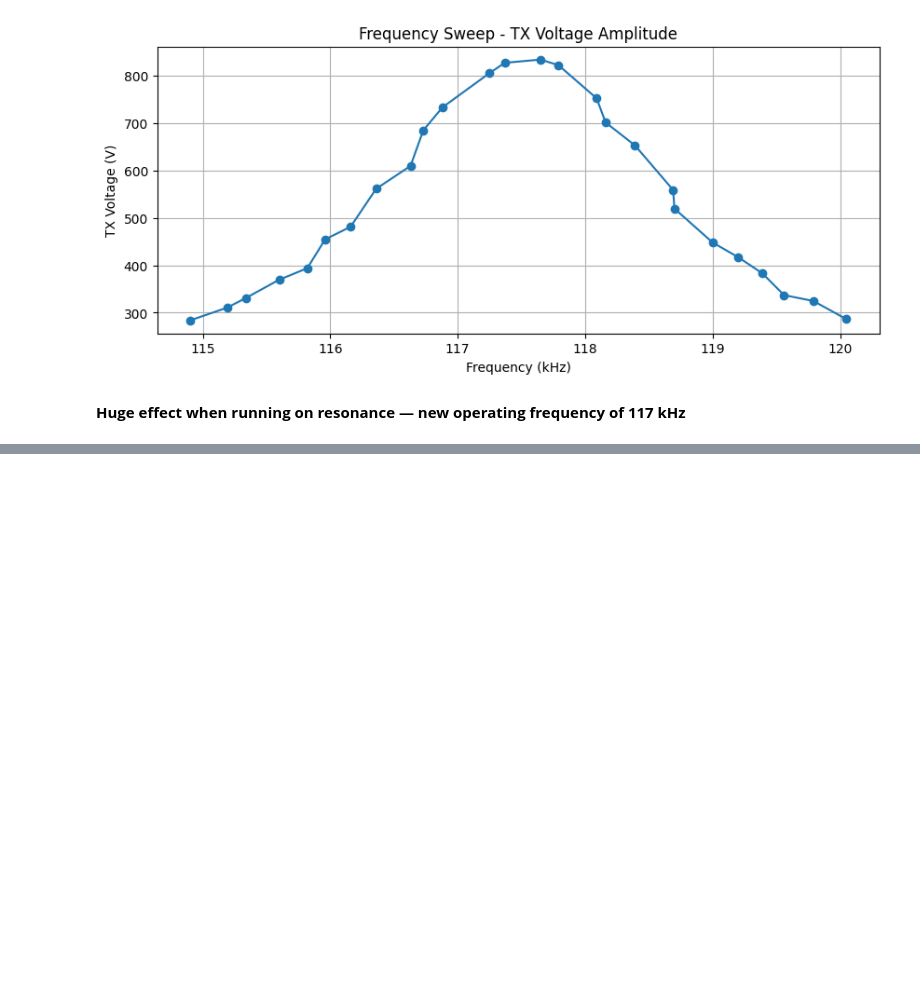
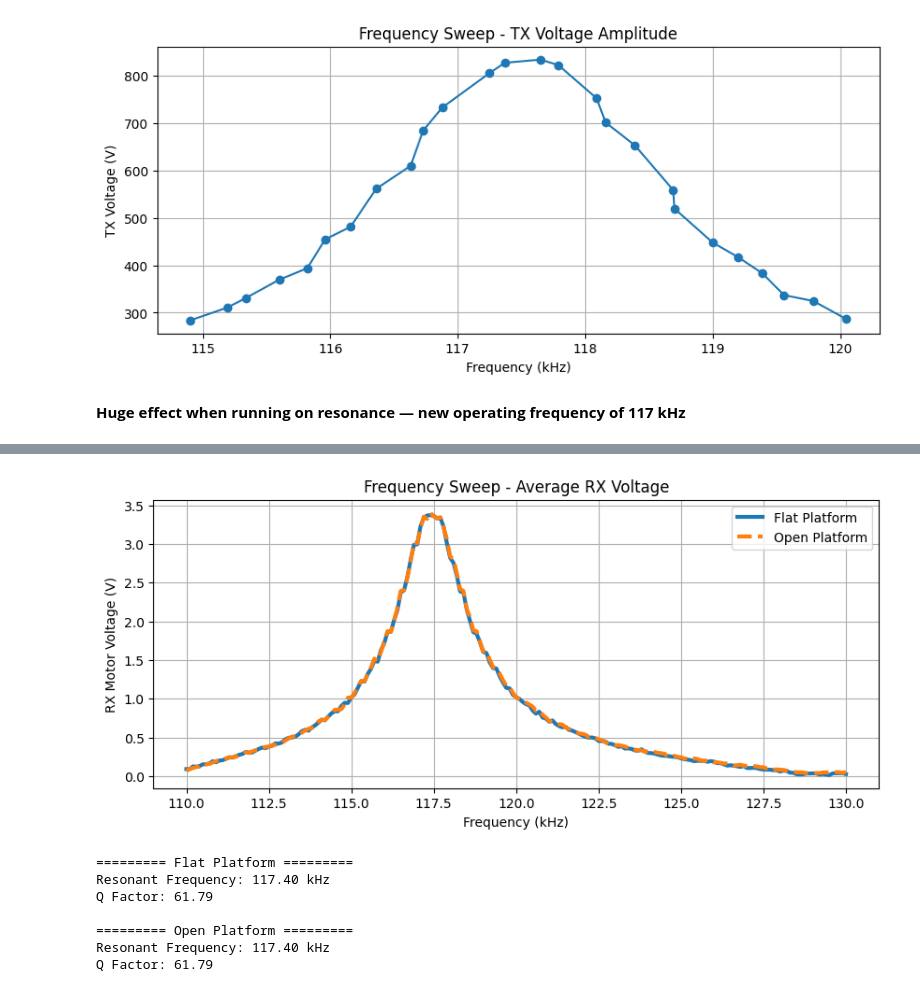
Before and after one commit to davisgtoth/Wireless-Drone-Data-Analysis, a Jupyter notebook: analysis.ipynb, the cells around one changed output, grey strips where cells are left out. Drawn from its saved outputs; the diff is of its cells as text; code cells hidden in the pictures; blank space fills up the shorter version.

Commit message:
initial coordinate sweeps and analysis

```diff
--- a/analysis.ipynb
+++ b/analysis.ipynb
@@ -1414,0 +1428,40 @@ plt.show()
+# %%
+df_f = pd.read_csv('01-16_sweeps/fixed/flat.csv')
+df_o = pd.read_csv('01-16_sweeps/fixed/open.csv')
+
+freq_f = df_f['Driving Frequency (Hz)'].to_numpy()
+rx_f = df_f['RX Voltage Average (V)'].to_numpy()
+# rx_f = df_f['RX Voltage RMS (V)'].to_numpy()
+
+freq_o = df_o['Driving Frequency (Hz)'].to_numpy()
+rx_o = df_o['RX Voltage Average (V)'].to_numpy()
+# rx_o = df_o['RX Voltage RMS (V)'].to_numpy()
+
+plt.figure(figsize=(10,4))
+# plt.plot(freq_f*1e3, rx_f, 'o-', label='Flat Platform')
+# plt.plot(freq_o*1e3, rx_o, 'o-', label='Open Platform')
+plt.plot(freq_f*1e-3, rx_f, linewidth=3, label='Flat Platform')
+plt.plot(freq_o*1e-3, rx_o, '--', linewidth=3, label='Open Platform')
+plt.xlabel('Frequency (kHz)')
+plt.ylabel('RX Motor Voltage (V)')
+plt.title('Frequency Sweep - Average RX Voltage')
+plt.legend()
+plt.grid()
+plt.show()
+
+print('========= Flat Platform =========')
+print(f'Resonant Frequency: {get_res_freq(freq_f, rx_f)/1e3:.2f} kHz')
+print(f'Q Factor: {get_Q_factor(freq_f, rx_f, is_db=False):.2f}')
+
+print('\n========= Open Platform =========')
+print(f'Resonant Frequency: {get_res_freq(freq_o, rx_o)/1e3:.2f} kHz')
+print(f'Q Factor: {get_Q_factor(freq_o, rx_o, is_db=False):.2f}')
+# %% [output]
+[figure, added]
+========= Flat Platform =========
+Resonant Frequency: 117.40 kHz
+Q Factor: 61.79
+
+========= Open Platform =========
+Resonant Frequency: 117.40 kHz
+Q Factor: 61.79
```
Also changed, not shown: parts of 18 cells of this notebook, 6 other files.
